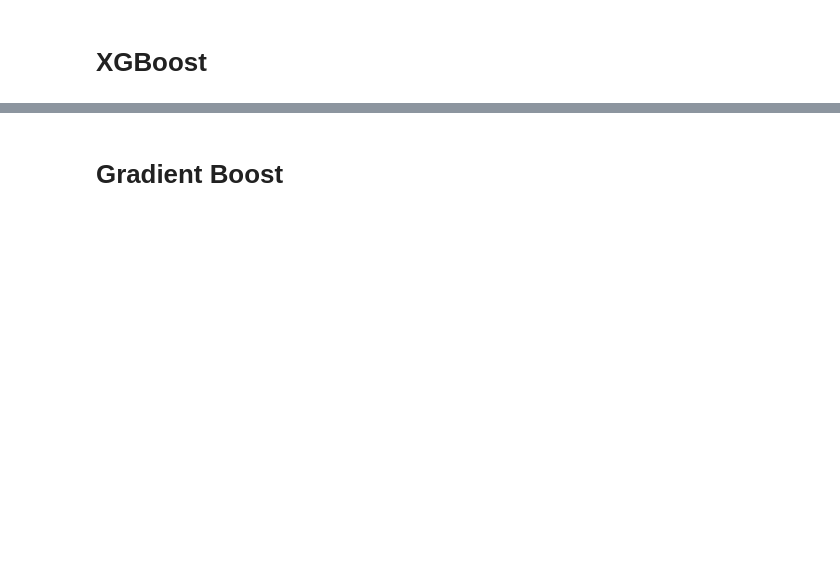
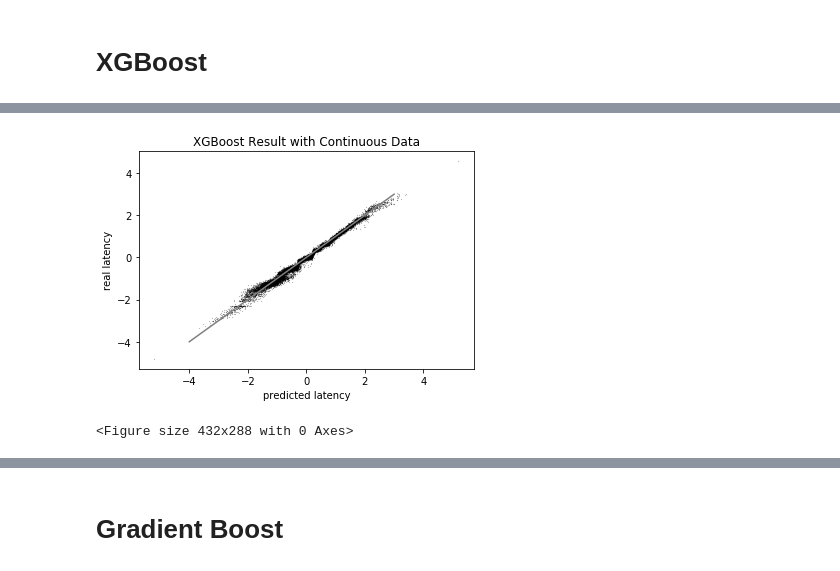
Before and after one commit to meowpunch/LENNA, a Jupyter notebook: NASR/train_mixed_wo_gs.ipynb, the cells around one changed output, grey strips where cells are left out. Saved outputs shown, nothing was run; the diff lists cells and outputs as text; code cells hidden in the pictures; blank space fills up the shorter version.

```diff
--- a/NASR/train_mixed_wo_gs.ipynb
+++ b/NASR/train_mixed_wo_gs.ipynb
@@ -171,15 +205,19 @@ print("Xgboost score: {:.4f} ({:.4f})\n".format(score.mean(), score.std()))
 # %%
 xgb_train_pred = model_xgb.predict(x_train)
 
 x = np.arange(-4,4)
 y = x
 
 plt.plot(x, y, color = 'gray')
 plt.scatter(y_train, xgb_train_pred, s=0.01, color='black')
-plt.xlabel('input vector')
-plt.ylabel('latency')
-plt.title('XGBoost Result (TRAIN)')
+plt.xlabel('predicted latency')
+plt.ylabel('real latency')
+plt.title('XGBoost Result with Continuous Data')
 plt.show()
+plt.savefig('xgboost_result.pdf', format='pdf')
+# %% [output]
+[figure, added]
+<Figure size 432x288 with 0 Axes>
 # %%
 xgb_pred = model_xgb.predict(x_test)
 
```
Also changed, not shown: parts of 27 cells of this notebook, 17 other files.
